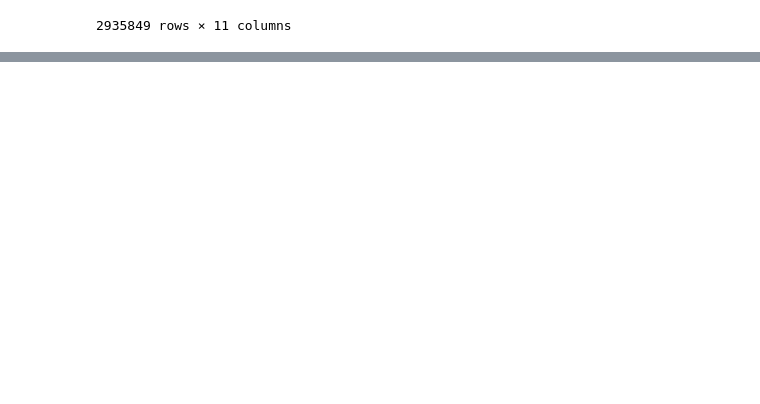
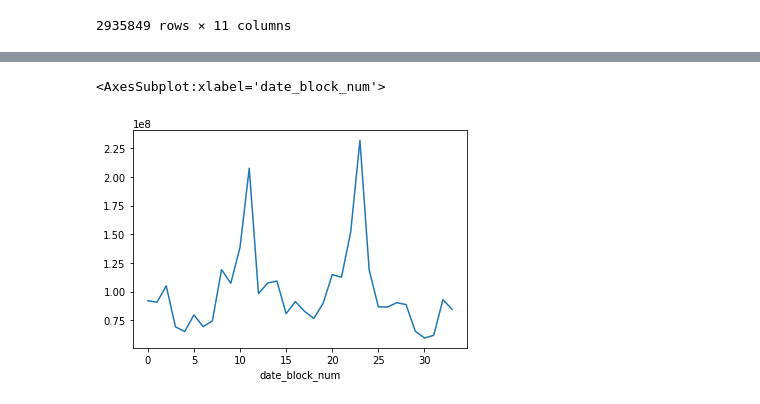
Before and after one commit to SabeehRaza-DS/FutureSales_Project, a Jupyter notebook: sales_prediction.ipynb, the cells around one changed output, grey strips where cells are left out. Cells and saved outputs as stored; diff of their text form; code cells hidden in the pictures; blank space fills up the shorter version.

```diff
--- a/sales_prediction.ipynb
+++ b/sales_prediction.ipynb
@@ -371,0 +384,6 @@ df_tr_data
+# %%
+sales_by_months = df_tr_data.groupby(['date_block_num'])['revenue'].sum()
+sales_by_months.plot()
+# %% [output]
+<AxesSubplot:xlabel='date_block_num'>
+[figure, added]
```
Also changed, not shown: parts of 11 cells of this notebook.
